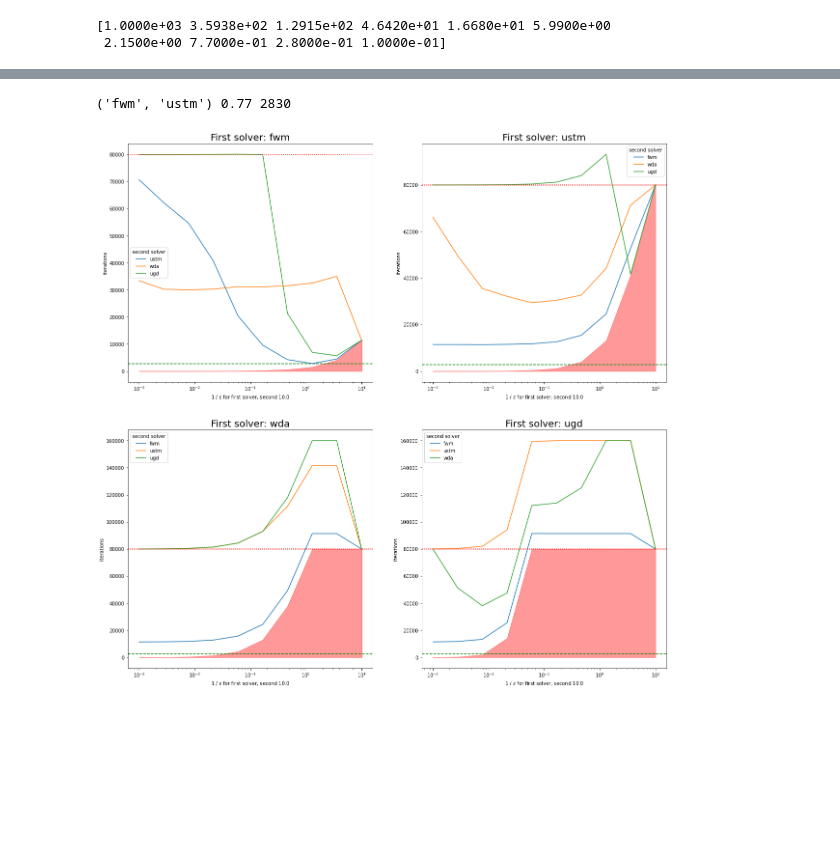
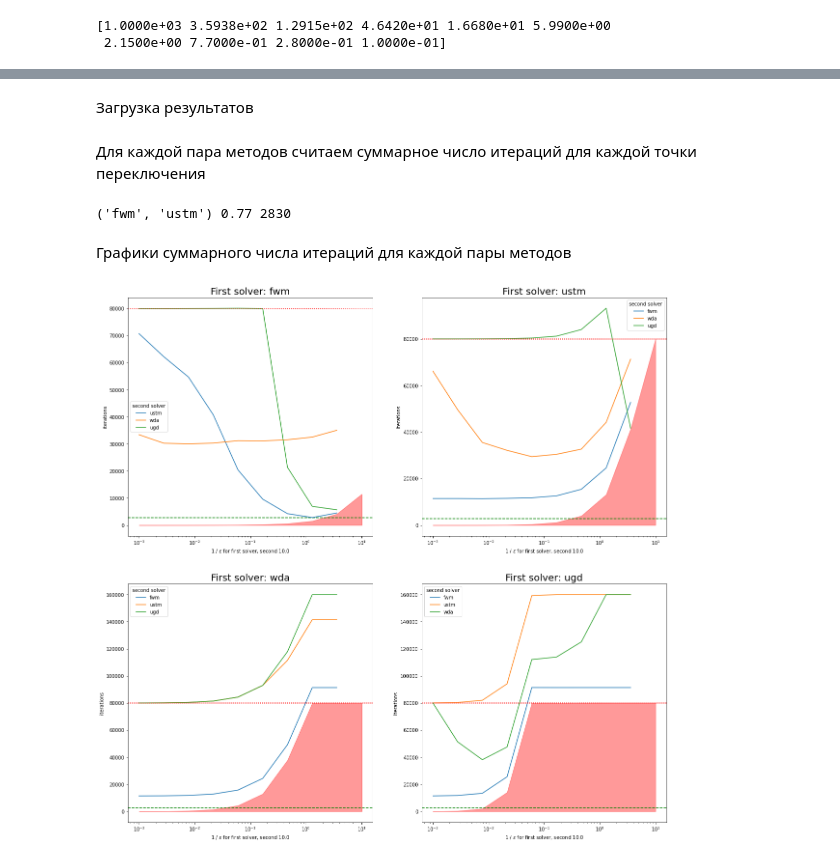
Before and after one commit to KushDen/TransportNet, a Jupyter notebook: Stable Dynamic & Beckman/Anaheim_Beckmann_new_start.ipynb, the cells around one changed output, grey strips where cells are left out. Cells and saved outputs as stored; diff of their text form; code cells hidden in the pictures; blank space fills up the shorter version.

```diff
--- a/Stable Dynamic & Beckman/Anaheim_Beckmann_new_start.ipynb
+++ b/Stable Dynamic & Beckman/Anaheim_Beckmann_new_start.ipynb
@@ -131,6 +144,3 @@ solvers = ['fwm', 'ustm', 'wda', 'ugd']
 for solver in tqdm.tqdm(solvers):
     single_solver(solver, epsilons)
     clear_output(True)
-# %%
-for label, res in results.items():
-    print(label, res['result']['history']['iter'][-1])
@@ -160,10 +154,14 @@ for first_solver, second_solver in tqdm.tqdm(list(permutations(solvers, 2))):
 # %%
-with open('anaheim_result_new_start_beckmann.pickle', 'wb') as f:
-    pickle.dump(results, f)
+# with open('anaheim_result_new_start_beckmann.pickle', 'wb') as f:
+#     pickle.dump(results, f)
+# %% [markdown]
+Загрузка результатов
 # %%
 with open('anaheim_result_new_start_beckmann.pickle', 'rb') as f:
         loaded_results = pickle.load(f)
 results = loaded_results
+# %% [markdown]
+Для каждой пара методов считаем суммарное число итераций для каждой точки переключения
 # %%
 min_iters = max_iter
 best_pair = (None, None)
@@ -198,37 +196,36 @@ for first_solver, second_solver in permutations(solvers, 2):
 print(best_pair, best_first_eps, min_iters)
 # %% [output]
 ('fwm', 'ustm') 0.77 2830
+# %% [markdown]
+Графики суммарного числа итераций для каждой пары методов
 # %%
 def draw_plot(first_solver, plot):
     plot.set_title('First solver: ' + first_solver, fontsize=20)
     plot.set_xlabel(r'1 / $\varepsilon$ for first solver, second ' + '{}'.format(1 /epsilons[-1]))
     plot.set_ylabel('iterations')
     plot.set_xscale('log')
     plot.axhline(y=min_iters, color='g', linestyle='--')
     plot.fill_between(1/epsilons, total_iters[first_solver]['self'], color='r', alpha=0.4)
 
     for second_solver in solvers:
         if second_solver == first_solver:
             continue
         y = total_iters[first_solver][second_solver]
-        if len(y) == 2:
-            plot.plot([1 / epsilons[-1], 1 / epsilons[0]], y, label = second_solver)
-        else:
-            plot.plot(1 / epsilons, y, label = second_solver)
+        plot.plot((1 / epsilons)[:-1], y[:-1], label = second_solver)
 
         if (np.array(y).max() >= max_iter):
             plot.axhline(y=max_iter, color='r', linestyle=':')
         # plot.set_xticklabels(['']+[str(iters) + '+' + str (20000 - iters)for iters in x]+[''], rotation=-45)
         # plot.locator_params(axis='x', nbins=12)
         # plot.set_yscale('log')
     plot.legend(title = 'second solver')
 
 
 fig, axs = plt.subplots(2, 2, figsize=(20.,20.))
 draw_plot('fwm', axs[0][0])
 draw_plot('ustm', axs[0][1])
 draw_plot('wda', axs[1][0])
 draw_plot('ugd', axs[1][1])
 plt.show()
 # %% [output]
-[figure, old version]
+[figure, new version]
```
Also changed, not shown: parts of 10 cells of this notebook.
